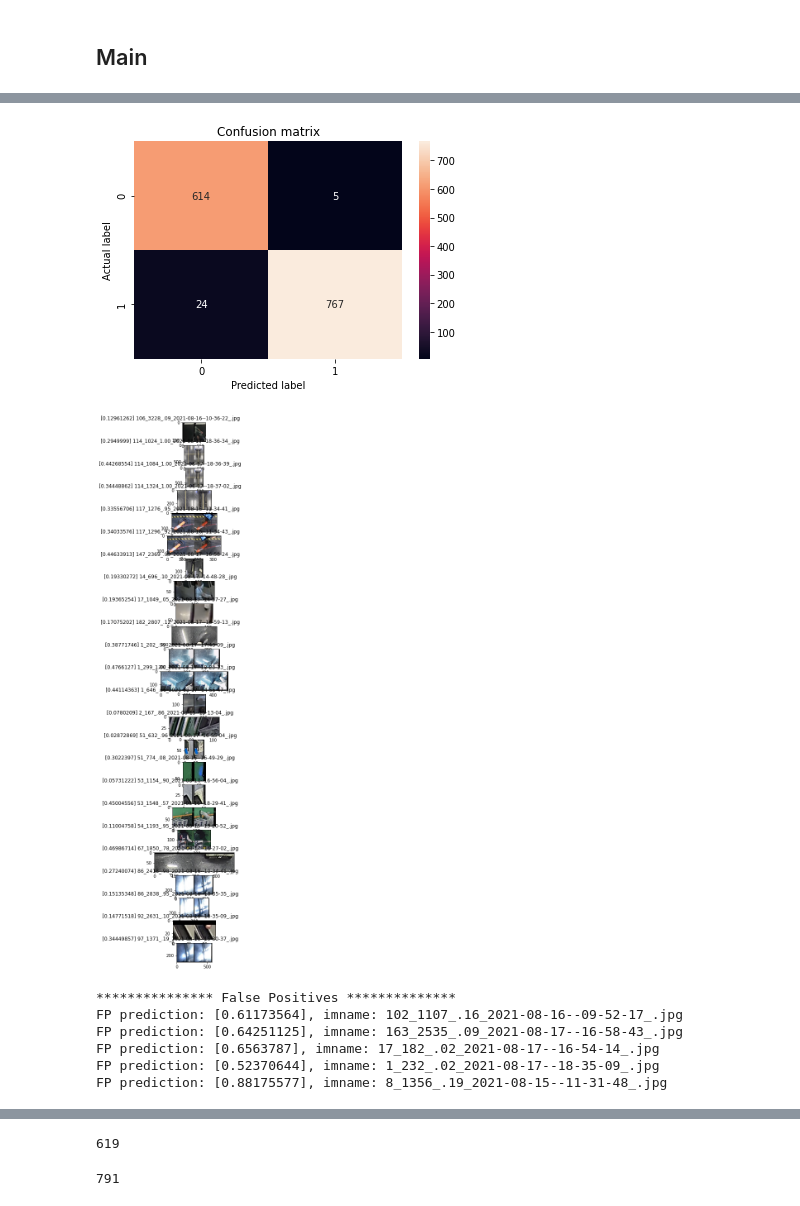
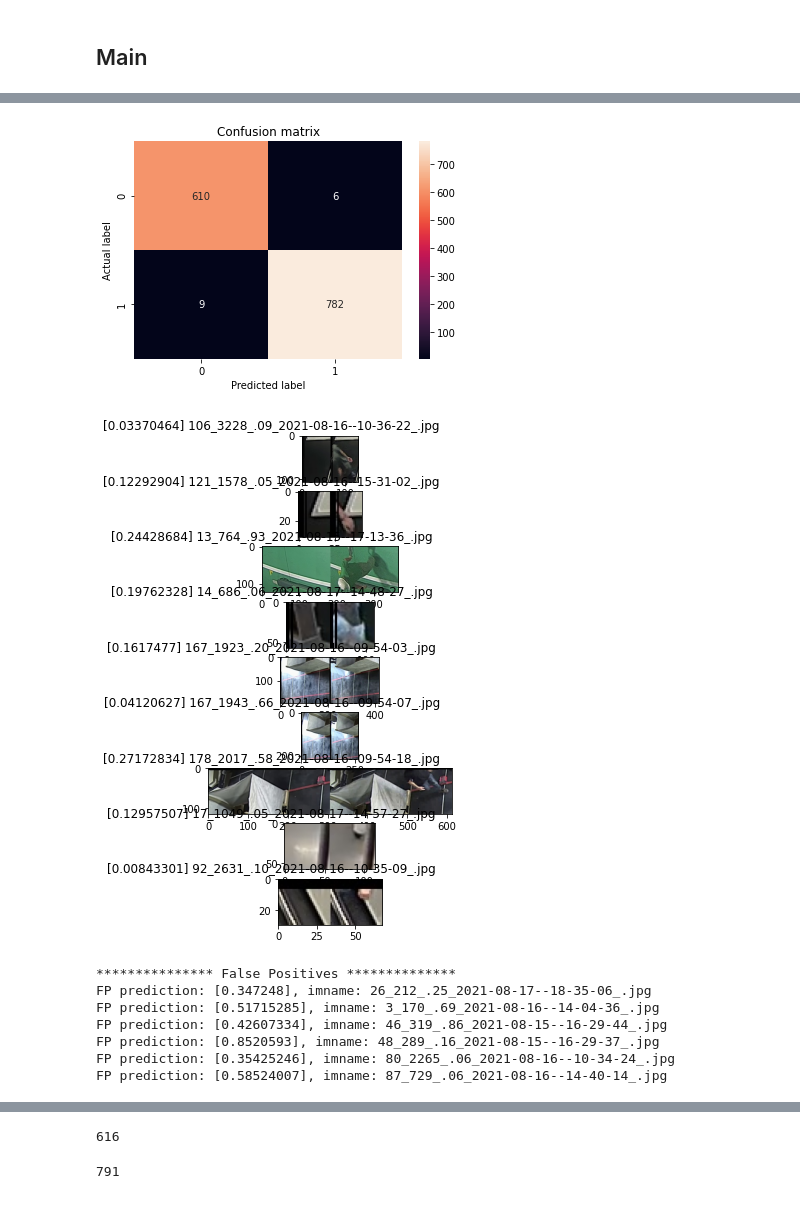
Before and after one commit to dnrevital/DL_utils, a Jupyter notebook: simple_model_evaluation_2_class_rgb.ipynb, the cells around one changed output, grey strips where cells are left out. Drawn from its saved outputs; the diff is of its cells as text; code cells hidden in the pictures.

```diff
--- a/simple_model_evaluation_2_class_rgb.ipynb
+++ b/simple_model_evaluation_2_class_rgb.ipynb
@@ -206,11 +206,11 @@ class DatasetHandler:
 ## Main
 # %%
 # -- Variables --
-model_path = '/home/drevital/cs_video_processor/models/rgb_6_J'
-dataset = '/home/drevital/obstacles_classification_datasets/rgb_6_J/eval'
+model_path = '/home/drevital/cs_video_processor/models/rgb_6_K'
+dataset = '/home/drevital/obstacles_classification_datasets/rgb_6_K/eval'
 model_name = model_path.split('/')[-1]
 color_mode = 'rgb'
-threshold = 0.5
+threshold = 0.3
 batch_size = 32
 
 # -- Run the Evaluation --
@@ -249,9 +249,10 @@ cm: [[614   5]
 *************** False Negatives **************
-[figure, old version]
+[figure, new version]
-[figure, old version]
+[figure, new version]
 *************** False Positives **************
-FP prediction: [0.61173564], imname: 102_1107_.16_2021-08-16--09-52-17_.jpg
-FP prediction: [0.64251125], imname: 163_2535_.09_2021-08-17--16-58-43_.jpg
-FP prediction: [0.6563787], imname: 17_182_.02_2021-08-17--16-54-14_.jpg
-FP prediction: [0.52370644], imname: 1_232_.02_2021-08-17--18-35-09_.jpg
-FP prediction: [0.88175577], imname: 8_1356_.19_2021-08-15--11-31-48_.jpg
+FP prediction: [0.347248], imname: 26_212_.25_2021-08-17--18-35-06_.jpg
+FP prediction: [0.51715285], imname: 3_170_.69_2021-08-16--14-04-36_.jpg
+FP prediction: [0.42607334], imname: 46_319_.86_2021-08-15--16-29-44_.jpg
+FP prediction: [0.8520593], imname: 48_289_.16_2021-08-15--16-29-37_.jpg
+FP prediction: [0.35425246], imname: 80_2265_.06_2021-08-16--10-34-24_.jpg
+FP prediction: [0.58524007], imname: 87_729_.06_2021-08-16--14-40-14_.jpg
@@ -259,7 +260,7 @@ FP prediction: [0.88175577], imname: 8_1356_.19_2021-08-15--11-31-48_.jpg
 # %%
 handler.num_no_obstacles
 # %% [output]
-619
+616
 # %%
 handler.num_obstacles
 # %% [output]
```
Also changed, not shown: parts of 2 cells of this notebook, 3 other files.
